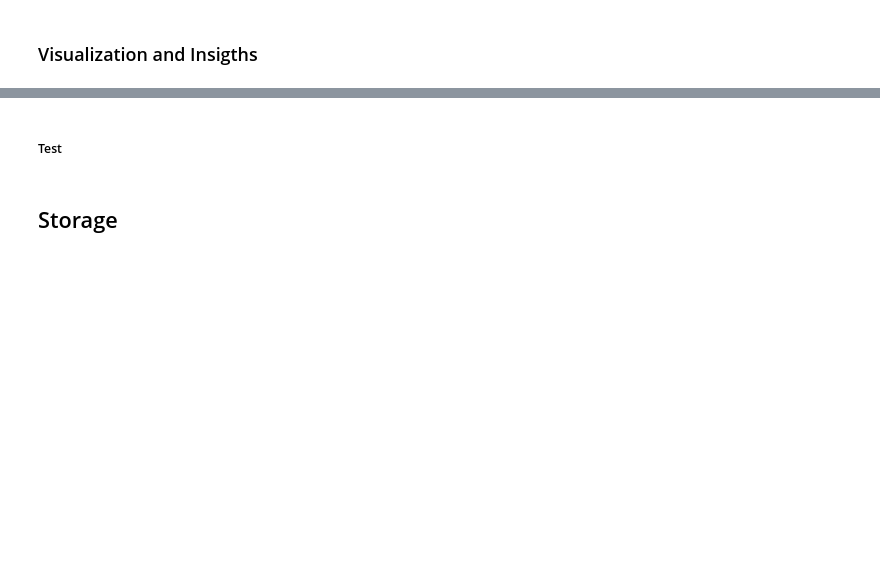
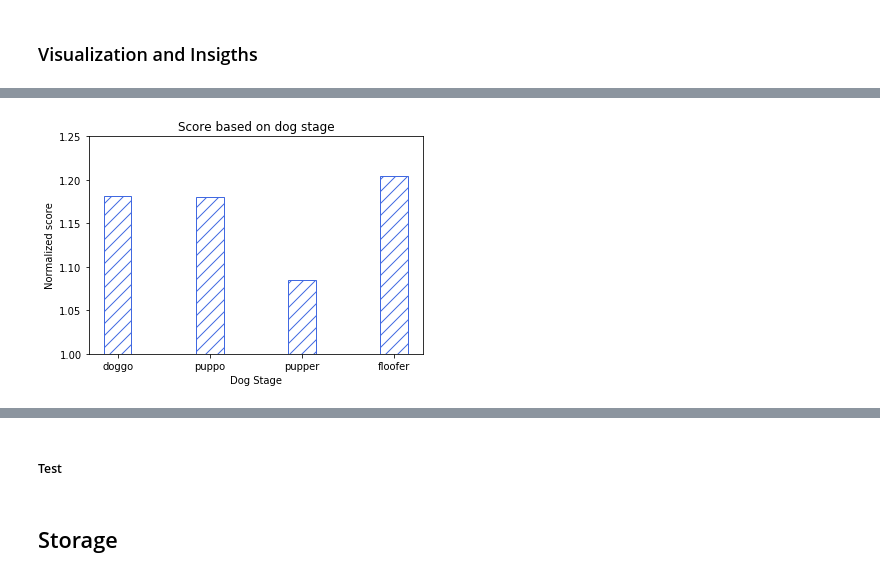
Before and after one commit to miniermatar/udacity_project_5_data_wrangling, a Jupyter notebook: wrangle_act.ipynb, the cells around one changed output, grey strips where cells are left out. Saved outputs shown, nothing was run; the diff lists cells and outputs as text; code cells hidden in the pictures; blank space fills up the shorter version.

```diff
--- a/wrangle_act.ipynb
+++ b/wrangle_act.ipynb
@@ -868,2 +852,3 @@ Merge selected columns from the image prediction TSV file that include the breed
 # %%
 df_clean = pd.merge(df_clean, df_image_clean[['tweet_id','p1','p1_conf','p1_dog','jpg_url']], on='tweet_id', how='left')
+df_clean.rename(columns={"p1": "dog_breed", "p1_conf": "dog_breed_confidence","p1_dog": "is_it_a_dog"},inplace=True)
@@ -1134,0 +1136,3 @@ df_clean.head()
+# %%
+df_clean.reset_index(drop=True,inplace=True) #reseting index
+df_clean.to_csv('twitter_archive_master.csv',index=False,sep=',',)
@@ -1158,0 +1180,15 @@ df_clean[df_clean.retweet_count==df_clean.retweet_count.max()]
+# %%
+df=bar_data.groupby('dog_stage').mean()
+x = np.arange(4) #creating 4 categories
+w = 0.3
+fig, ax1 = plt.subplots(1,1)
+#plt.xticks(), will label the bars on x axis with the respective names.
+plt.xticks(x, bar_data.dog_stage.unique()) #assigning names to the X axis categories
+ax1.bar(x, df.iloc[:,0], 0.3, color='white', edgecolor='royalblue', hatch='//', ls="-", lw=1)
+ax1.set_title('Score based on dog stage')
+ax1.set(ylim=(1, 1.25))
+ax1.set_ylabel('Normalized score')
+ax1.set_xlabel('Dog Stage')
+plt.savefig('dof_stage.png', format='png', dpi=100);
+# %% [output]
+[figure, added]
```
Also changed, not shown: parts of 48 cells of this notebook, 5 other files.
